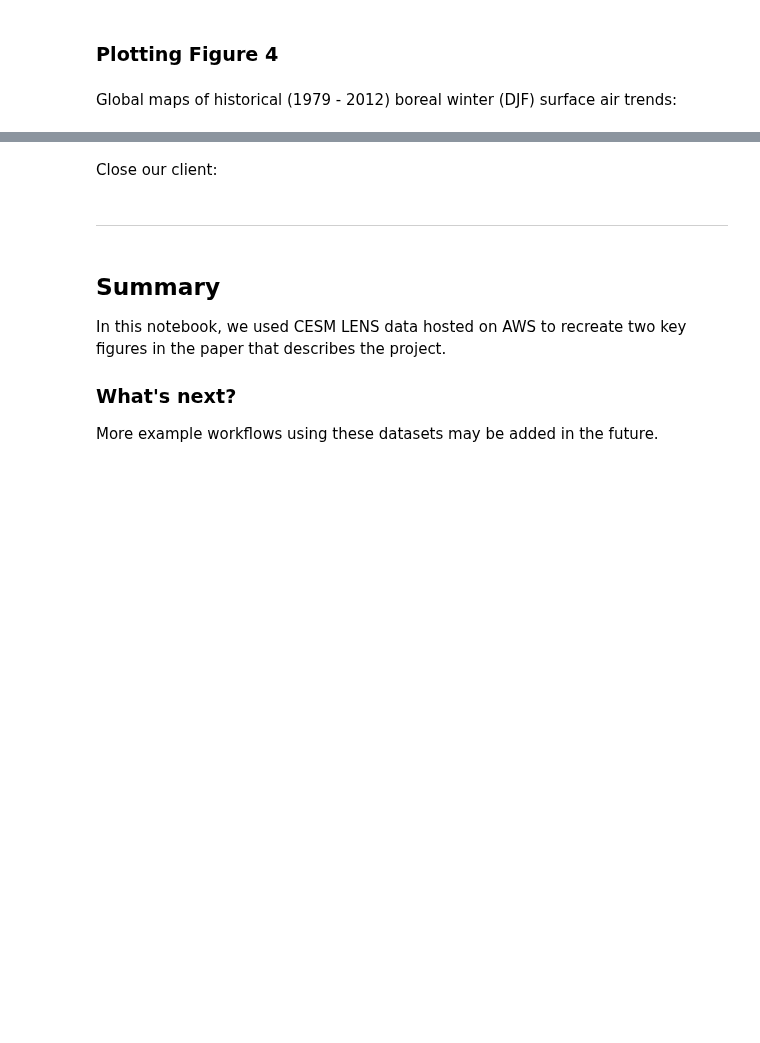
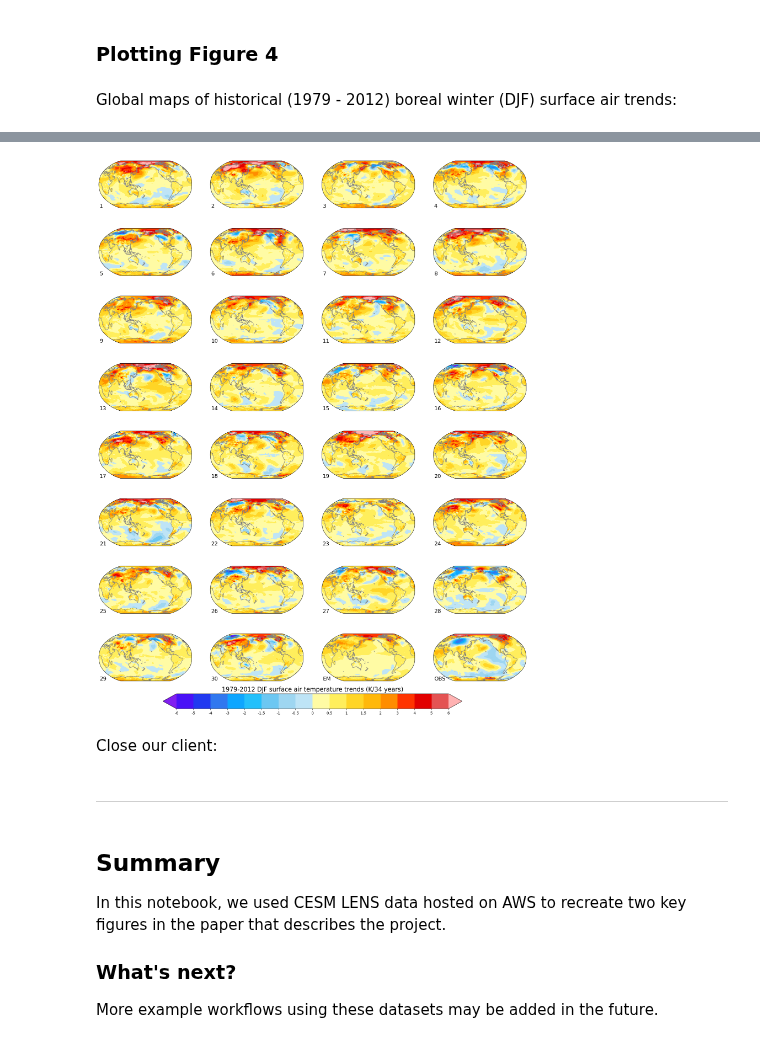
Before and after one commit to ProjectPythia/cesm-lens-aws-cookbook, a Jupyter notebook: notebooks/example-workflows/key-figures.ipynb, the cells around one changed output, grey strips where cells are left out. Drawn from its saved outputs; the diff is of its cells as text; code cells hidden in the pictures; blank space fills up the shorter version.

Commit message:
Pre-ran key-figures.ipynb; change JB execution to auto

```diff
--- a/notebooks/example-workflows/key-figures.ipynb
+++ b/notebooks/example-workflows/key-figures.ipynb
@@ -358,9 +635,10 @@ def make_map_plot(nplot_rows, nplot_cols, plot_index, data, plot_label):
                          extend = 'both',
                          transform = ccrs.PlateCarree())
     ax.coastlines(color = 'grey')
-    ax.text(0.01, 0.01, plot_label, fontSize = 14, transform = ax.transAxes)
+    ax.text(0.01, 0.01, plot_label, fontsize = 14, transform = ax.transAxes)
     return cplot, ax
 # %%
+%%time
 # Generate plot (may take a while as many individual maps are generated)
 numPlotRows = 8
 numPlotCols = 4
@@ -390,6 +668,7 @@ lons = obs_winter_trends.lon
 cplot, axs[7,3] = make_map_plot(numPlotRows, numPlotCols, 32, obs_winter_trends.tempanomaly, 'OBS')
 
 cbar = fig.colorbar(cplot, ax=axs, orientation='horizontal', shrink = 0.7, pad = 0.02)
-cbar.ax.set_title('1979-2012 DJF surface air temperature trends (K/34 years)', fontSize = 16)
+cbar.ax.set_title('1979-2012 DJF surface air temperature trends (K/34 years)', fontsize = 16)
 cbar.set_ticks(contour_levels)
 cbar.set_ticklabels(contour_levels)
+# %% [output]
@@ -396,3 +677,4 @@ cbar.set_ticklabels(contour_levels)
+[figure, added]
 # %% [markdown]
 Close our client:
 # %%
```
Also changed, not shown: parts of 29 cells of this notebook, 1 other file.
